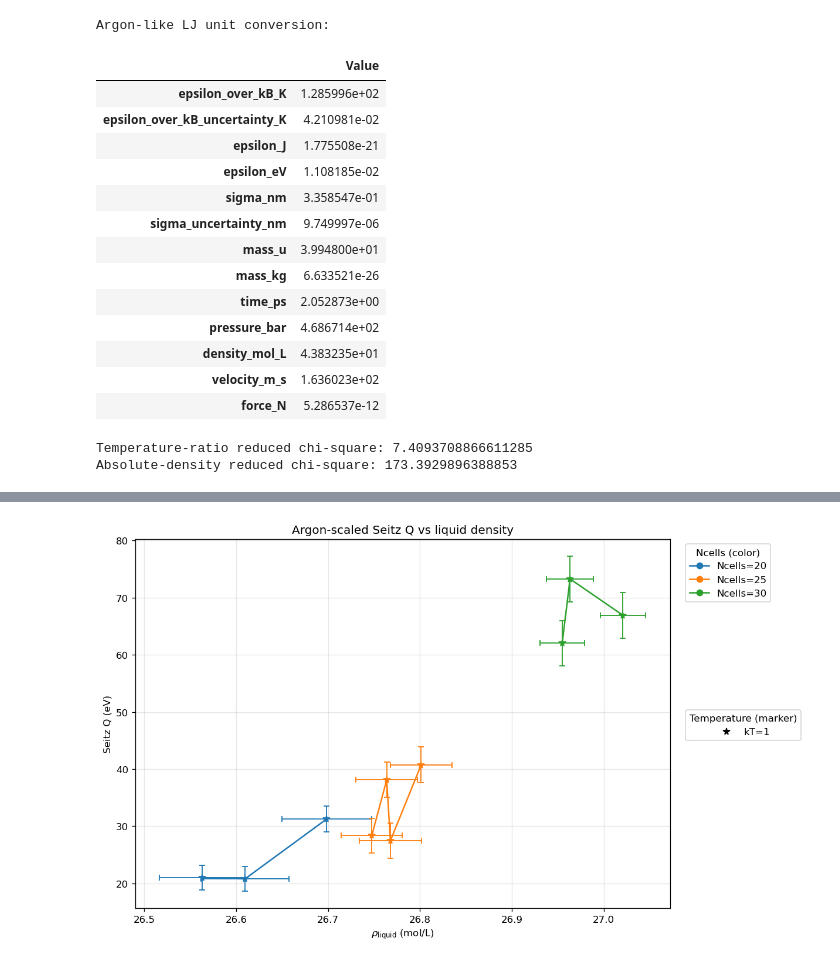
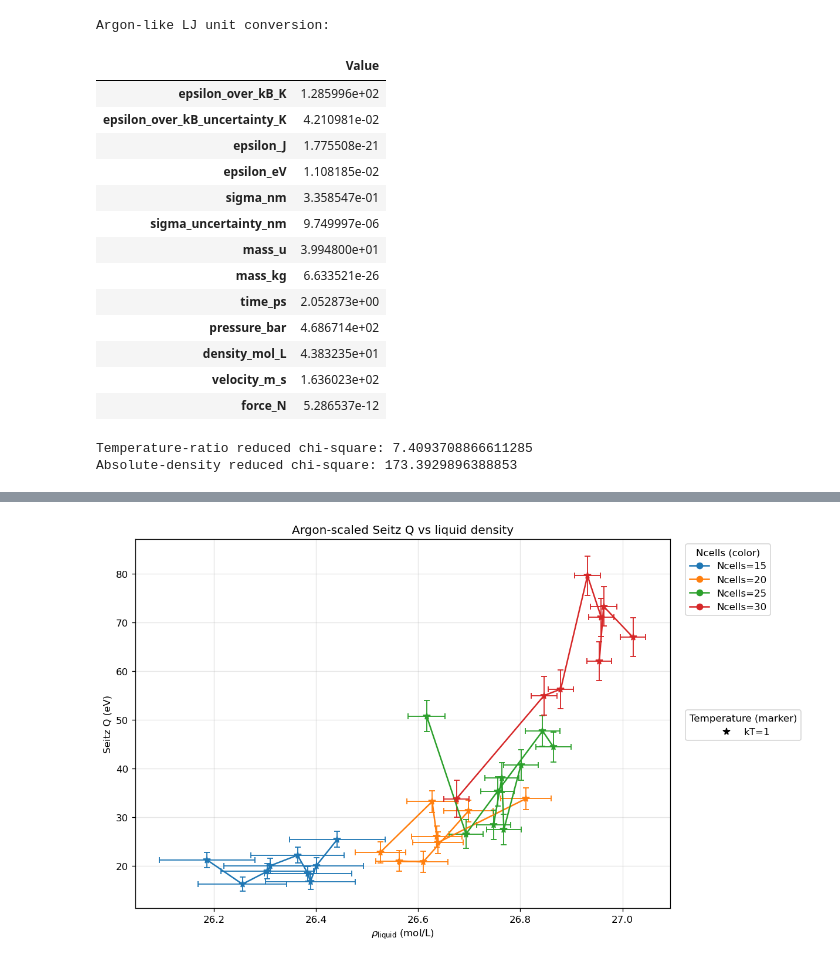
Before and after one commit to SBC-Collaboration/MDsims, a Jupyter notebook: SeitzPlot.ipynb, the cells around one changed output, grey strips where cells are left out. Saved outputs shown, nothing was run; the diff lists cells and outputs as text; code cells hidden in the pictures.

```diff
--- a/SeitzPlot.ipynb
+++ b/SeitzPlot.ipynb
@@ -140,7 +118,7 @@ print(
 
 matches = display_cavitation_table(
     database,
-    Nsteps=[500_000],
+    Nsteps=[250_000,500_000],
     Phase_Separation_Status="Separated",
     # N_Cells=45,
     # Mask_Radius=(2.0, 5.0),
@@ -219,7 +203,7 @@ Absolute-density reduced chi-square: 173.3929896388853
 | 20260918194043 | Cavitation/20260918194043 | 20260917210025 | 5 | 25 | 1 | 1 | 0.58 | ... |
 | 20260918194755 | Cavitation/20260918194755 | 20260917220513 | 5 | 20 | 1 | 1 | 0.585 | ... |
 | 20260918195040 | Cavitation/20260918195040 | 20260917225039 | 5 | 25 | 1 | 1 | 0.595 | ... |
 | 20260918195515 | Cavitation/20260918195515 | 20260917225225 | 5 | 25 | 1 | 1 | 0.585 | ... |
 | 20260918200708 | Cavitation/20260918200708 | 20260918175608 | 5 | 30 | 1 | 1 | 0.585 | ... |
-[figure, old version]
+[figure, new version]
 |  | Run_ID | Therm_kT | rho_liquid | rho_liquid_mol/L | Q | Q_uncertainty | Q_eV | Q_uncertainty_eV |
```
Also changed, not shown: parts of 2 cells of this notebook, 7 other files.
